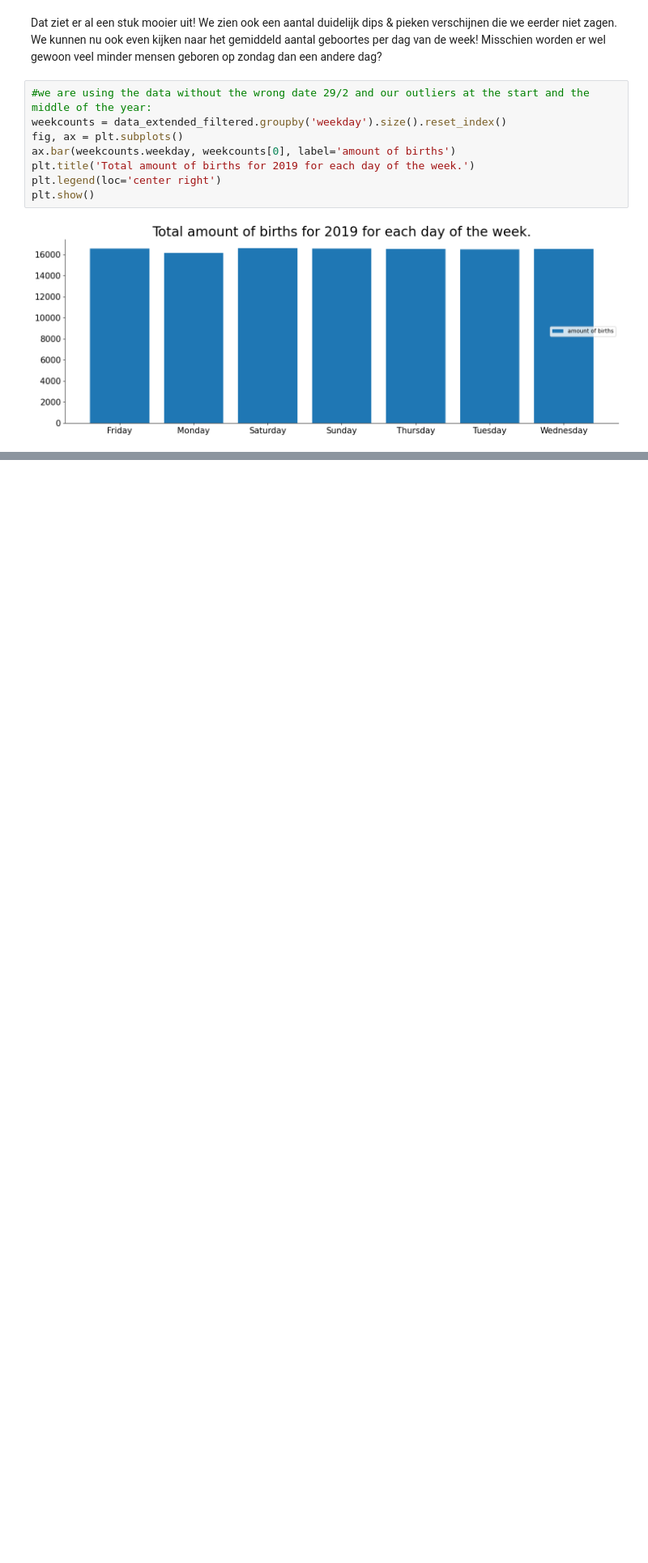
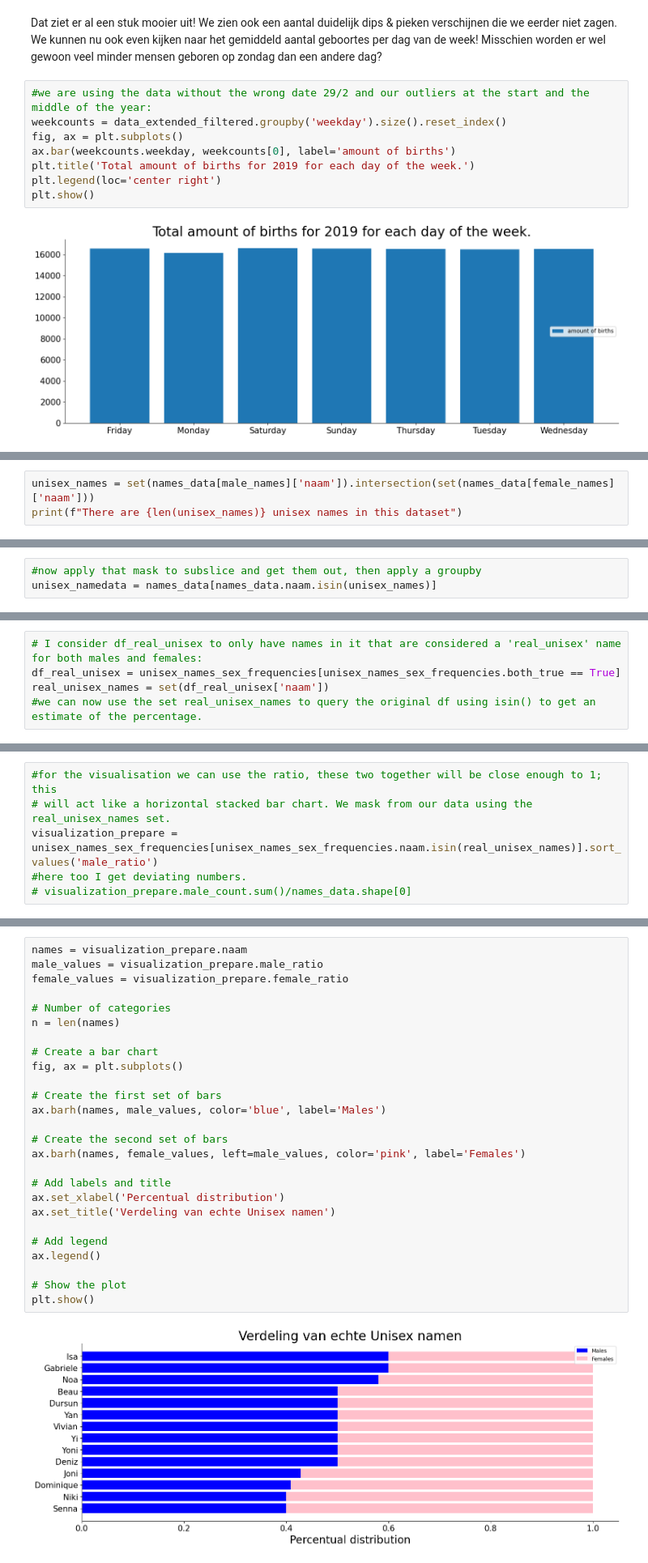
Before and after one commit to Frederic-P/exam, a Jupyter notebook: notebooks/examen_deel1.ipynb, the cells around one changed output, grey strips where cells are left out. Shown at 81% size. Cells and saved outputs as stored; diff of their text form; blank space fills up the shorter version.

```diff
--- a/notebooks/examen_deel1.ipynb
+++ b/notebooks/examen_deel1.ipynb
@@ -326,0 +350,3 @@ plt.show()
+# %%
+unisex_names = set(names_data[male_names]['naam']).intersection(set(names_data[female_names]['naam']))
+print(f"There are {len(unisex_names)} unisex names in this dataset")
@@ -326,0 +359,3 @@ plt.show()
+# %%
+#now apply that mask to subslice and get them out, then apply a groupby
+unisex_namedata = names_data[names_data.naam.isin(unisex_names)]
@@ -326,0 +408,5 @@ plt.show()
+# %%
+# I consider df_real_unisex to only have names in it that are considered a 'real_unisex' name for both males and females:
+df_real_unisex = unisex_names_sex_frequencies[unisex_names_sex_frequencies.both_true == True]
+real_unisex_names = set(df_real_unisex['naam'])
+#we can now use the set real_unisex_names to query the original df using isin() to get an estimate of the percentage.
@@ -326,0 +426,6 @@ plt.show()
+# %%
+#for the visualisation we can use the ratio, these two together will be close enough to 1; this
+# will act like a horizontal stacked bar chart. We mask from our data using the real_unisex_names set.
+visualization_prepare = unisex_names_sex_frequencies[unisex_names_sex_frequencies.naam.isin(real_unisex_names)].sort_values('male_ratio')
+#here too I get deviating numbers.
+# visualization_prepare.male_count.sum()/names_data.shape[0]
@@ -326,0 +434,28 @@ plt.show()
+# %%
+names = visualization_prepare.naam
+male_values = visualization_prepare.male_ratio
+female_values = visualization_prepare.female_ratio
+
+# Number of categories
+n = len(names)
+
+# Create a bar chart
+fig, ax = plt.subplots()
+
+# Create the first set of bars
+ax.barh(names, male_values, color='blue', label='Males')
+
+# Create the second set of bars
+ax.barh(names, female_values, left=male_values, color='pink', label='Females')
+
+# Add labels and title
+ax.set_xlabel('Percentual distribution')
+ax.set_title('Verdeling van echte Unisex namen')
+
+# Add legend
+ax.legend()
+
+# Show the plot
+plt.show()
+# %% [output]
+[figure, added]
```
Also changed, not shown: parts of 29 cells of this notebook, 2 other files.
